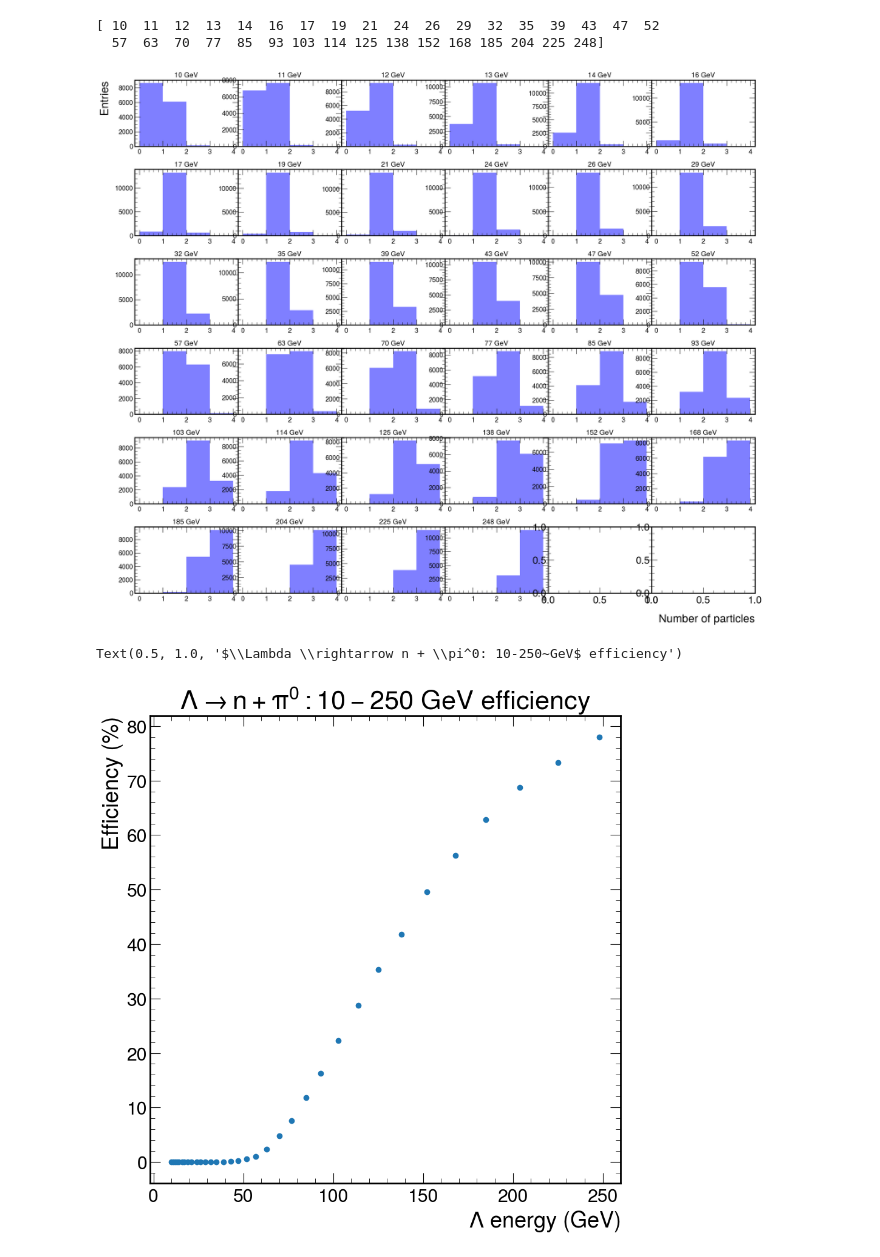
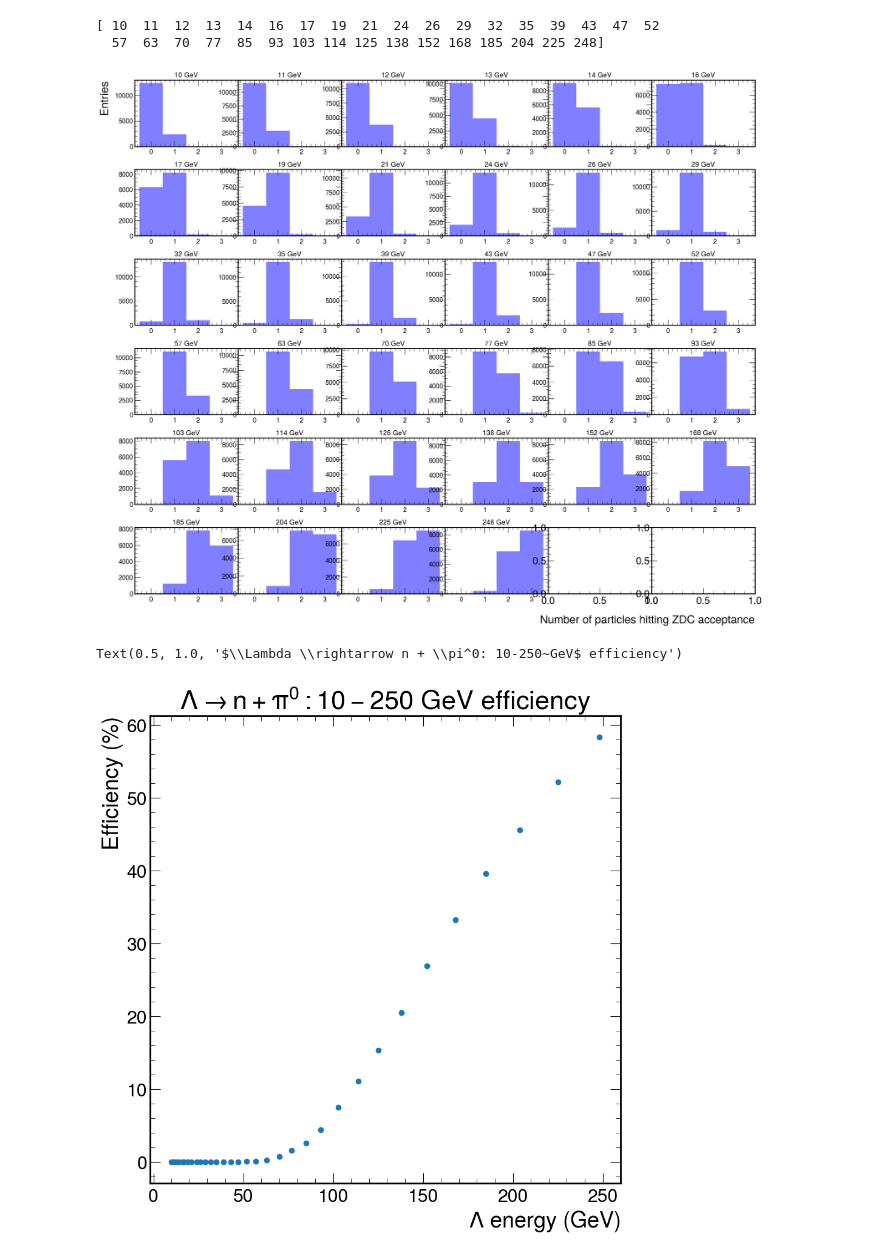
Before and after one commit to eiccodesign/regressiononly, a Jupyter notebook: src/notebooks/zdc_lambda_efficiency.ipynb, the cells around one changed output. Drawn from its saved outputs; the diff is of its cells as text; code cells hidden in the pictures.

Commit message:
Changed ZDC acceptance to 40x40 cm^2 and improved appearance of histograms

```diff
--- a/src/notebooks/zdc_lambda_efficiency.ipynb
+++ b/src/notebooks/zdc_lambda_efficiency.ipynb
@@ -16,22 +16,26 @@ def calculate_number_particle_hits(data_dir):
     # Lists to hold info for all files
     genP = []
     num_particles_in_zdc = []
+    lambda_decay_vertexZ_list = []
 
-    # ZDC dimensions
+    # ZDC front face position
     zdc_zmin = 3580.0 # in cm
-    zdc_width = 59.6 # in cm
-    zdc_height = 59.7485 # in cm
-    zdc_xmin = -zdc_width/2. # in cm
-    zdc_xmax = zdc_width/2. # in cm
-    zdc_ymin = -zdc_height/2. # in cm
-    zdc_ymax = zdc_height/2. # in cm
+
+    # The dimensions of the ZDC acceptance
+    # The ZDC is roughly 60x60 cm^2, but the acceptance is 40x40 cm^2 due to magnets
+    zdc_acceptance_width = 40. # in cm
+    zdc_acceptance_height = 40. # in cm
+    zdc_xmin = -zdc_acceptance_width/2. # in cm
+    zdc_xmax = zdc_acceptance_width/2. # in cm
+    zdc_ymin = -zdc_acceptance_height/2. # in cm
+    zdc_ymax = zdc_acceptance_height/2. # in cm
 
     # Looping through all the files and counting the number of particles that hit the ZDC, and the event energy
     for file_name in file_list:
         with ur.open("{file}:events".format(file=file_name)) as events:
             zdc_MC = events.arrays(["MCParticles.generatorStatus", "MCParticles.PDG",
                                     'MCParticles.momentum.x', 'MCParticles.momentum.y', 'MCParticles.momentum.z',
-                                    'MCParticles.vertex.x', 'MCParticles.vertex.y', 'MCParticles.vertex.z'])
+                                    'MCParticles.vertex.x', 'MCParticles.vertex.y', 'MCParticles.vertex.z', 'MCParticles.endpoint.z'])
             num_entries = events.num_entries
         print("Total Entries = ", num_entries)
 
@@ -39,6 +43,7 @@ def calculate_number_particle_hits(data_dir):
         genPx = zdc_MC['MCParticles.momentum.x'][final_state_mask]
         genPy = zdc_MC['MCParticles.momentum.y'][final_state_mask]
         genPz = zdc_MC['MCParticles.momentum.z'][final_state_mask]
+
         # Need to convert vertices to cm to align with above ZDc dimensions
         vertexX = zdc_MC['MCParticles.vertex.x'][final_state_mask]/10.
         vertexY = zdc_MC['MCParticles.vertex.y'][final_state_mask]/10.
@@ -58,18 +63,21 @@ def calculate_number_particle_hits(data_dir):
         event_genPy = zdc_MC['MCParticles.momentum.y'][lambda_mask]
         event_genPz = zdc_MC['MCParticles.momentum.z'][lambda_mask]
         event_genP = ak.flatten(np.sqrt(event_genPx*event_genPx + event_genPy*event_genPy + event_genPz*event_genPz))
+        lambda_decay_vertexZ = ak.flatten(zdc_MC["MCParticles.endpoint.z"][lambda_mask])/1000. # Converting to meters
 
         genP.append(event_genP)
         num_particles_in_zdc.append(num_particles_in_zdc_per_event)
+        lambda_decay_vertexZ_list.append(lambda_decay_vertexZ)
 
     # Putting all the entries into one big array
     combined_genP = np.concatenate(genP)
     combined_num_particles_in_zdc = np.concatenate(num_particles_in_zdc)
+    combined_lambda_decay_vertexZ = np.concatenate(lambda_decay_vertexZ_list)
 
-    return combined_genP, combined_num_particles_in_zdc
+    return combined_genP, combined_num_particles_in_zdc, combined_lambda_decay_vertexZ
 # %%
 data_directory = "/media/miguel/Elements/zdc_data/zdc_lambdadecay_log10discrete_10GeV-250GeV_0.0deg-0.23deg_staggered_h4_04_29_2024/"
-event_genP, num_particles_in_zdc = calculate_number_particle_hits(data_directory)
+event_genP, num_particles_in_zdc, lambda_decay_vertexZ = calculate_number_particle_hits(data_directory)
 # %% [output]
 Total Entries =  10000
 Total Entries =  10000
@@ -152,7 +160,7 @@ def plot_num_particles(energies, num_particles, binning):
         if irow<row:
 
             ax = axs[irow,icol]
-            count_particles, bins_particles,_ = ax.hist(slices[ii].ravel(),bins=4,alpha=0.5,range=(0,4),color='b',linewidth=8)
+            count_particles, bins_particles,_ = ax.hist(slices[ii].ravel(),bins=4,alpha=0.5,range=(-0.5,3.5),color='b',linewidth=8)
 
             count_particles=count_particles[~np.isnan(count_particles)]
             bins_particles=bins_particles[~np.isnan(bins_particles)]
@@ -165,7 +173,7 @@ def plot_num_particles(energies, num_particles, binning):
             continue
     fig.add_subplot(111, frameon=False)
     plt.tick_params(labelcolor='none', which='both', top=False, bottom=False, left=False, right=False)
-    plt.xlabel("Number of particles", fontsize=24, labelpad=20)
+    plt.xlabel("Number of particles hitting ZDC acceptance", fontsize=24, labelpad=20)
     plt.ylabel("Entries", fontsize=24, labelpad=20)
 
     return fraction_three_particle_events, fraction_two_particle_events, fraction_one_particle_events, fraction_zero_particle_events
@@ -174,12 +182,12 @@ fraction_three_particle_events, fraction_two_particle_events, fraction_one_parti
                                                                                                                                                num_particles_in_zdc,
                                                                                                                                                energy_bins)
 # %% [output]
-[figure, old version]
+[figure, new version]
 # %%
-plt.scatter(energy_bins, fraction_three_particle_events*100)
+plt.scatter(energy_bins, fraction_three_particle_events*100.)
 plt.xlabel("$\Lambda$ energy (GeV)")
 plt.ylabel("Efficiency (%)")
 plt.title(r"$\Lambda \rightarrow n + \pi^0: 10-250~GeV$ efficiency")
 # %% [output]
 Text(0.5, 1.0, '$\\Lambda \\rightarrow n + \\pi^0: 10-250~GeV$ efficiency')
-[figure, old version]
+[figure, new version]
```
